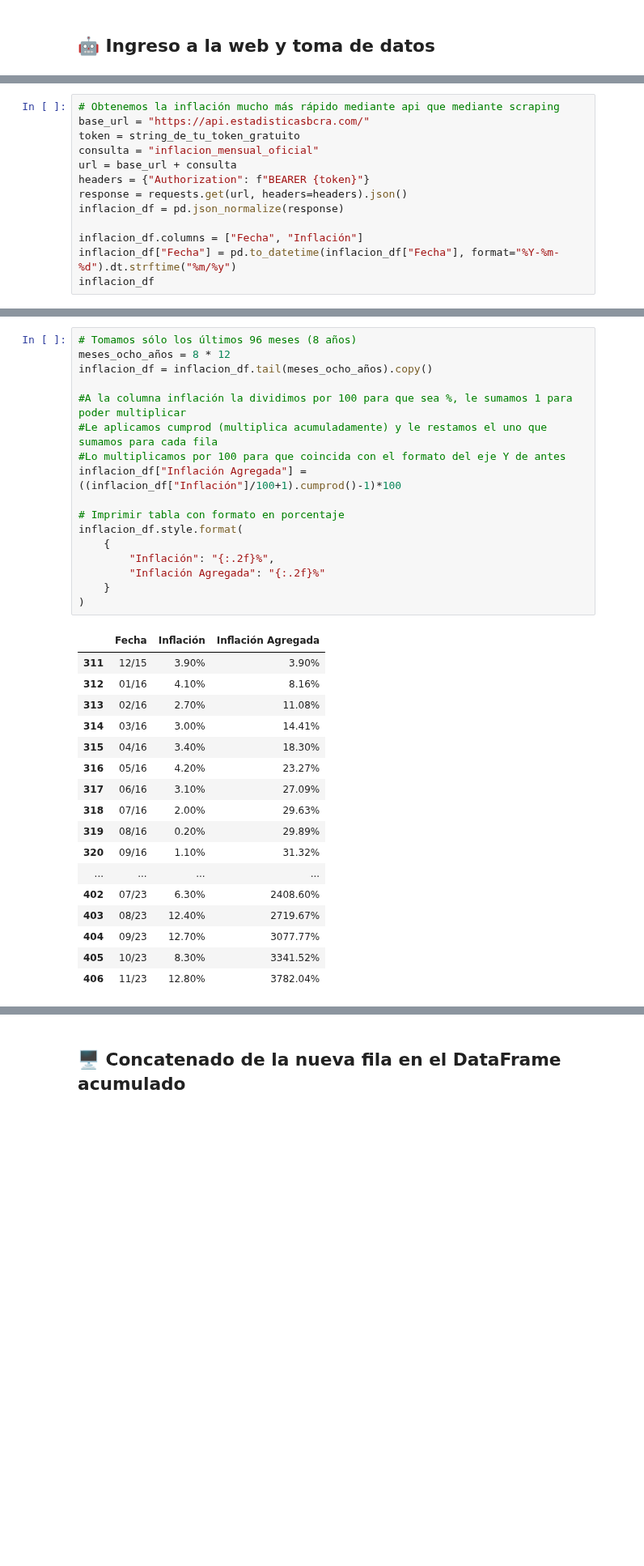
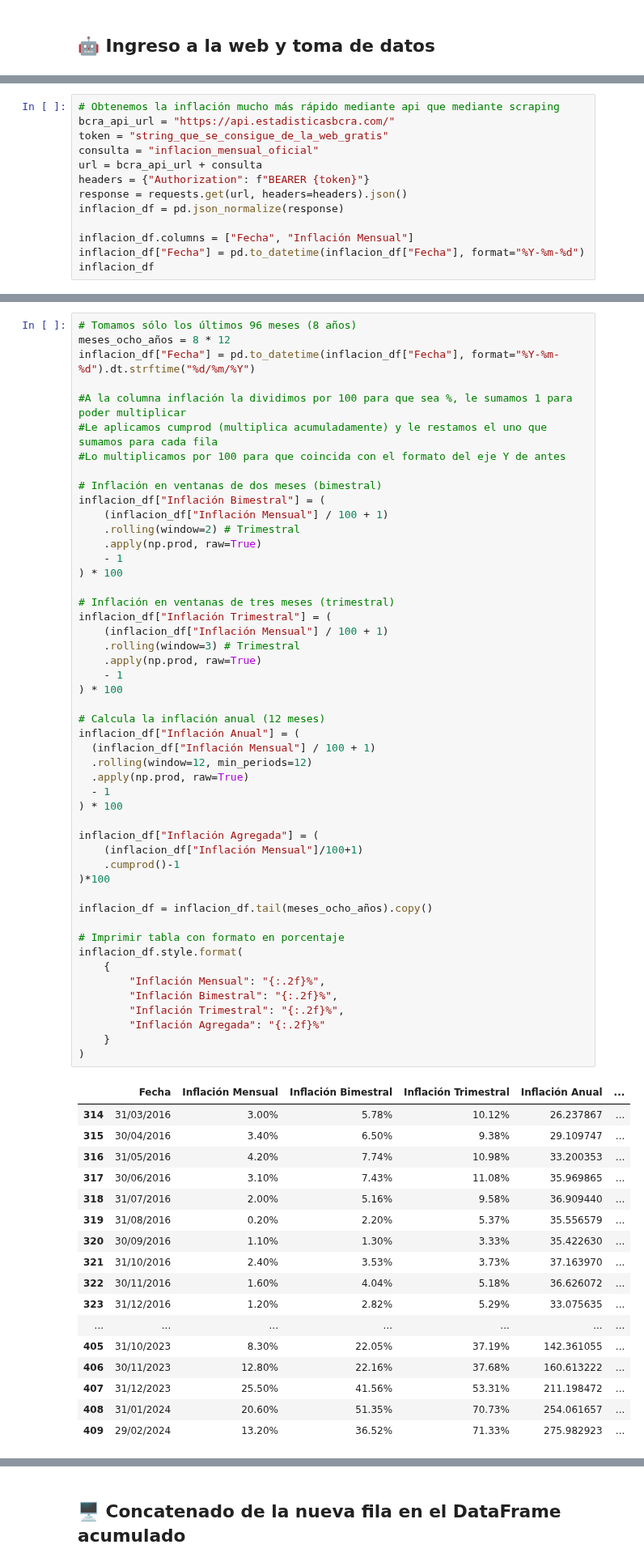
Before and after one commit to mauroemartinez/RPA-exchange-rate-scrapping-automatic-mailing, a Jupyter notebook: RPA_Tipos_de_Cambio_Mailing.ipynb, the cells around one changed output, grey strips where cells are left out. Shown at 81% size. Saved outputs shown, nothing was run; the diff lists cells and outputs as text; blank space fills up the shorter version.

```diff
--- a/RPA_Tipos_de_Cambio_Mailing.ipynb
+++ b/RPA_Tipos_de_Cambio_Mailing.ipynb
@@ -355,14 +350,14 @@ display(tasas)
 # %%
 # Obtenemos la inflación mucho más rápido mediante api que mediante scraping
-base_url = "https://api.estadisticasbcra.com/"
-token = string_de_tu_token_gratuito
+bcra_api_url = "https://api.estadisticasbcra.com/"
+token = "string_que_se_consigue_de_la_web_gratis"
 consulta = "inflacion_mensual_oficial"
-url = base_url + consulta
+url = bcra_api_url + consulta
 headers = {"Authorization": f"BEARER {token}"}
 response = requests.get(url, headers=headers).json()
 inflacion_df = pd.json_normalize(response)
 
-inflacion_df.columns = ["Fecha", "Inflación"]
-inflacion_df["Fecha"] = pd.to_datetime(inflacion_df["Fecha"], format="%Y-%m-%d").dt.strftime("%m/%y")
+inflacion_df.columns = ["Fecha", "Inflación Mensual"]
+inflacion_df["Fecha"] = pd.to_datetime(inflacion_df["Fecha"], format="%Y-%m-%d")
 inflacion_df
 # %% [output]
@@ -382,38 +377,70 @@ inflacion_df
 # %%
 # Tomamos sólo los últimos 96 meses (8 años)
 meses_ocho_años = 8 * 12
-inflacion_df = inflacion_df.tail(meses_ocho_años).copy()
+inflacion_df["Fecha"] = pd.to_datetime(inflacion_df["Fecha"], format="%Y-%m-%d").dt.strftime("%d/%m/%Y")
 
 #A la columna inflación la dividimos por 100 para que sea %, le sumamos 1 para poder multiplicar
 #Le aplicamos cumprod (multiplica acumuladamente) y le restamos el uno que sumamos para cada fila
 #Lo multiplicamos por 100 para que coincida con el formato del eje Y de antes
-inflacion_df["Inflación Agregada"] = ((inflacion_df["Inflación"]/100+1).cumprod()-1)*100
+
+# Inflación en ventanas de dos meses (bimestral)
+inflacion_df["Inflación Bimestral"] = (
+    (inflacion_df["Inflación Mensual"] / 100 + 1)
+    .rolling(window=2) # Trimestral
+    .apply(np.prod, raw=True)
+    - 1
+) * 100
+
+# Inflación en ventanas de tres meses (trimestral)
+inflacion_df["Inflación Trimestral"] = (
+    (inflacion_df["Inflación Mensual"] / 100 + 1)
+    .rolling(window=3) # Trimestral
+    .apply(np.prod, raw=True)
+    - 1
+) * 100
+
+# Calcula la inflación anual (12 meses)
+inflacion_df["Inflación Anual"] = (
+  (inflacion_df["Inflación Mensual"] / 100 + 1)
+  .rolling(window=12, min_periods=12)
+  .apply(np.prod, raw=True)
+  - 1
+) * 100
+
+inflacion_df["Inflación Agregada"] = (
+    (inflacion_df["Inflación Mensual"]/100+1)
+    .cumprod()-1
+)*100
+
+inflacion_df = inflacion_df.tail(meses_ocho_años).copy()
 
 # Imprimir tabla con formato en porcentaje
 inflacion_df.style.format(
     {
-        "Inflación": "{:.2f}%",
+        "Inflación Mensual": "{:.2f}%",
+        "Inflación Bimestral": "{:.2f}%",
+        "Inflación Trimestral": "{:.2f}%",
         "Inflación Agregada": "{:.2f}%"
     }
 )
 # %% [output]
-|  | Fecha | Inflación | Inflación Agregada |
-| 311 | 12/15 | 3.90% | 3.90% |
-| 312 | 01/16 | 4.10% | 8.16% |
-| 313 | 02/16 | 2.70% | 11.08% |
-| 314 | 03/16 | 3.00% | 14.41% |
-| 315 | 04/16 | 3.40% | 18.30% |
-| 316 | 05/16 | 4.20% | 23.27% |
-| 317 | 06/16 | 3.10% | 27.09% |
-| 318 | 07/16 | 2.00% | 29.63% |
-| 319 | 08/16 | 0.20% | 29.89% |
-| 320 | 09/16 | 1.10% | 31.32% |
-| ... | ... | ... | ... |
-| 402 | 07/23 | 6.30% | 2408.60% |
-| 403 | 08/23 | 12.40% | 2719.67% |
-| 404 | 09/23 | 12.70% | 3077.77% |
-| 405 | 10/23 | 8.30% | 3341.52% |
-| 406 | 11/23 | 12.80% | 3782.04% |
+|  | Fecha | Inflación Mensual | Inflación Bimestral | Inflación Trimestral | Inflación Anual | ... |
+| 314 | 31/03/2016 | 3.00% | 5.78% | 10.12% | 26.237867 | ... |
+| 315 | 30/04/2016 | 3.40% | 6.50% | 9.38% | 29.109747 | ... |
+| 316 | 31/05/2016 | 4.20% | 7.74% | 10.98% | 33.200353 | ... |
+| 317 | 30/06/2016 | 3.10% | 7.43% | 11.08% | 35.969865 | ... |
+| 318 | 31/07/2016 | 2.00% | 5.16% | 9.58% | 36.909440 | ... |
+| 319 | 31/08/2016 | 0.20% | 2.20% | 5.37% | 35.556579 | ... |
+| 320 | 30/09/2016 | 1.10% | 1.30% | 3.33% | 35.422630 | ... |
+| 321 | 31/10/2016 | 2.40% | 3.53% | 3.73% | 37.163970 | ... |
+| 322 | 30/11/2016 | 1.60% | 4.04% | 5.18% | 36.626072 | ... |
+| 323 | 31/12/2016 | 1.20% | 2.82% | 5.29% | 33.075635 | ... |
+| ... | ... | ... | ... | ... | ... | ... |
+| 405 | 31/10/2023 | 8.30% | 22.05% | 37.19% | 142.361055 | ... |
+| 406 | 30/11/2023 | 12.80% | 22.16% | 37.68% | 160.613222 | ... |
+| 407 | 31/12/2023 | 25.50% | 41.56% | 53.31% | 211.198472 | ... |
+| 408 | 31/01/2024 | 20.60% | 51.35% | 70.73% | 254.061657 | ... |
+| 409 | 29/02/2024 | 13.20% | 36.52% | 71.33% | 275.982923 | ... |
 # %%
 #nueva fila final con todos los datos tomados
 fila_nueva = [dolar_hoy, bna, ambito, euro, tasas]
```
Also changed, not shown: parts of 20 cells of this notebook.
